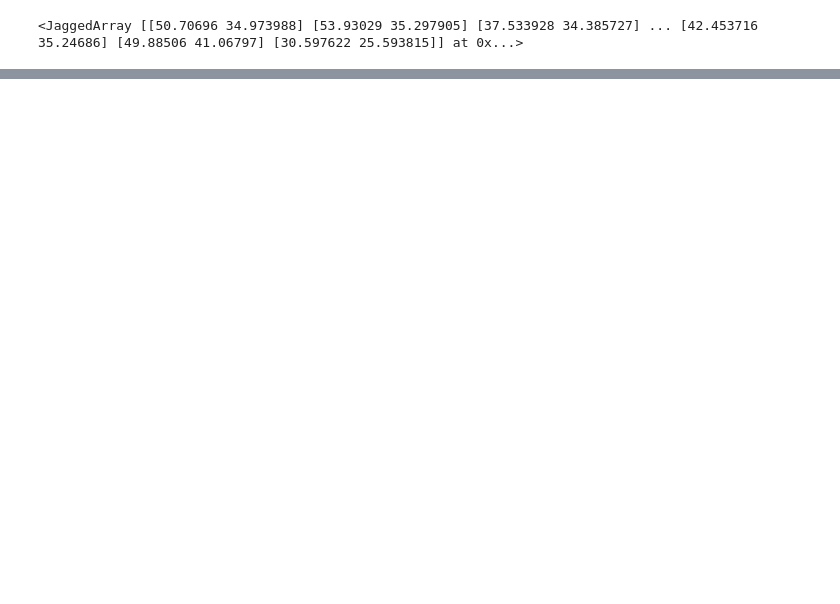
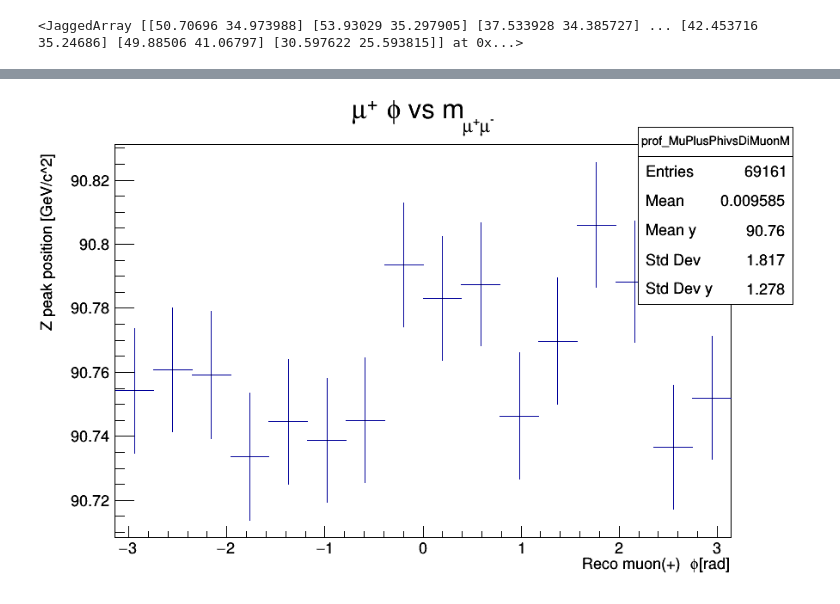
Before and after one commit to Taiantuia/MuonHATSatLPC2020, a Jupyter notebook: Exercise-2-Muon-momentum-scale-and-resolution-corrections.ipynb, the cells around one changed output, grey strips where cells are left out. Cells and saved outputs as stored; diff of their text form; code cells hidden in the pictures; blank space fills up the shorter version.

```diff
--- a/Exercise-2-Muon-momentum-scale-and-resolution-corrections.ipynb
+++ b/Exercise-2-Muon-momentum-scale-and-resolution-corrections.ipynb
@@ -424,0 +522,3 @@ ak.fromiter(cor_pt)
+# %%
+c12 = ROOT.TCanvas("mupphidimum","",900,600)
+prof_MuPlusPhiVsDiMuonM.Draw()
@@ -424,0 +527,4 @@ ak.fromiter(cor_pt)
+# %%
+c12.Draw()
+# %% [output]
+[figure, added]
```
Also changed, not shown: parts of 41 cells of this notebook.
